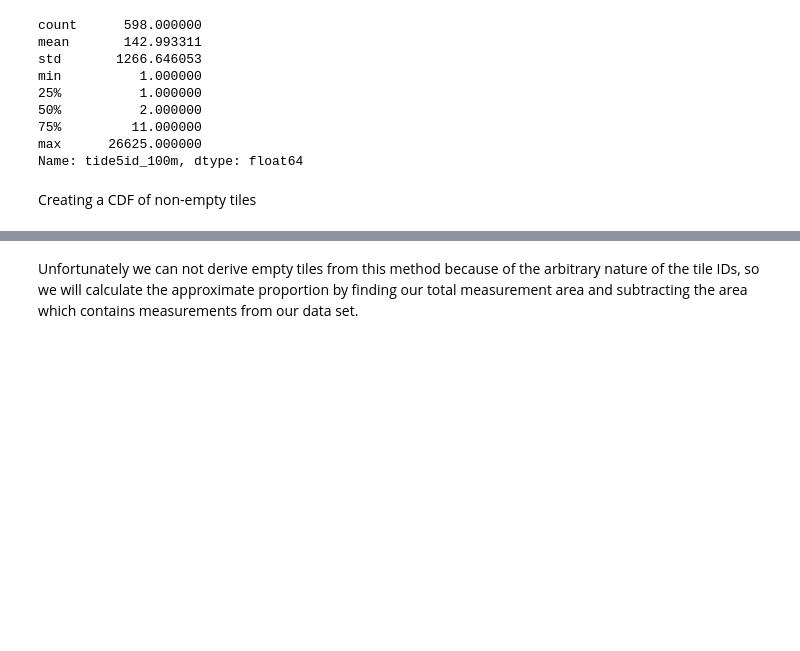
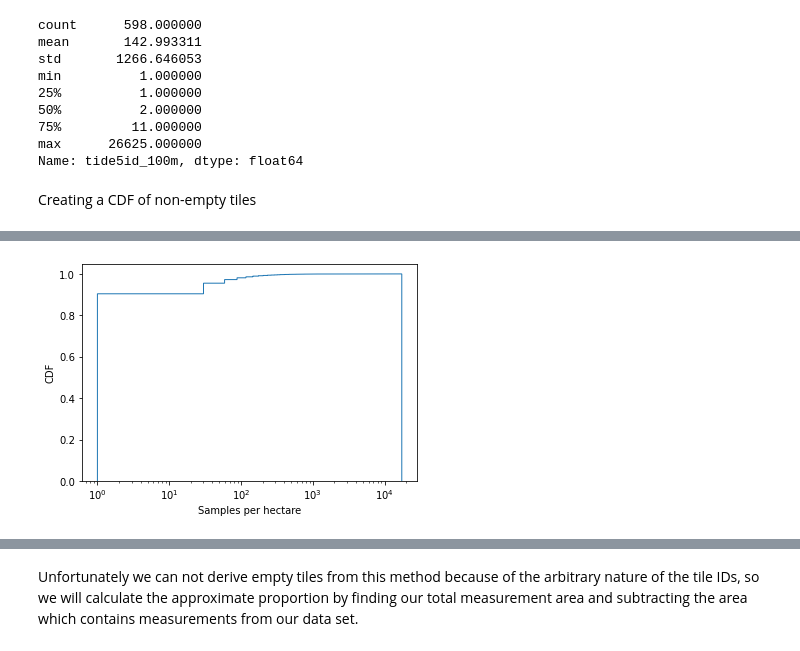
Before and after one commit to CANIS-NAU/Measuring-Mobile-Broadband, a Jupyter notebook: analysis-scripts/skyhook_analysis.ipynb, the cells around one changed output, grey strips where cells are left out. Drawn from its saved outputs; the diff is of its cells as text; code cells hidden in the pictures; blank space fills up the shorter version.

```diff
--- a/analysis-scripts/skyhook_analysis.ipynb
+++ b/analysis-scripts/skyhook_analysis.ipynb
@@ -118,0 +139,12 @@ plt.show()
+# %%
+num_bin = frequency_count_measurement.shape[0]
+fig, cdf_ax = plt.subplots()
+cdf_ax.hist(frequency_count_measurement.index, num_bin, weights=frequency_count_measurement.values, density=True, cumulative=True, histtype='step')
+plt.ylabel("CDF")
+plt.xscale('log')
+plt.xlabel("Samples per hectare")
+
+
+plt.show()
+# %% [output]
+[figure, added]
```
Also changed, not shown: parts of 13 cells of this notebook.
